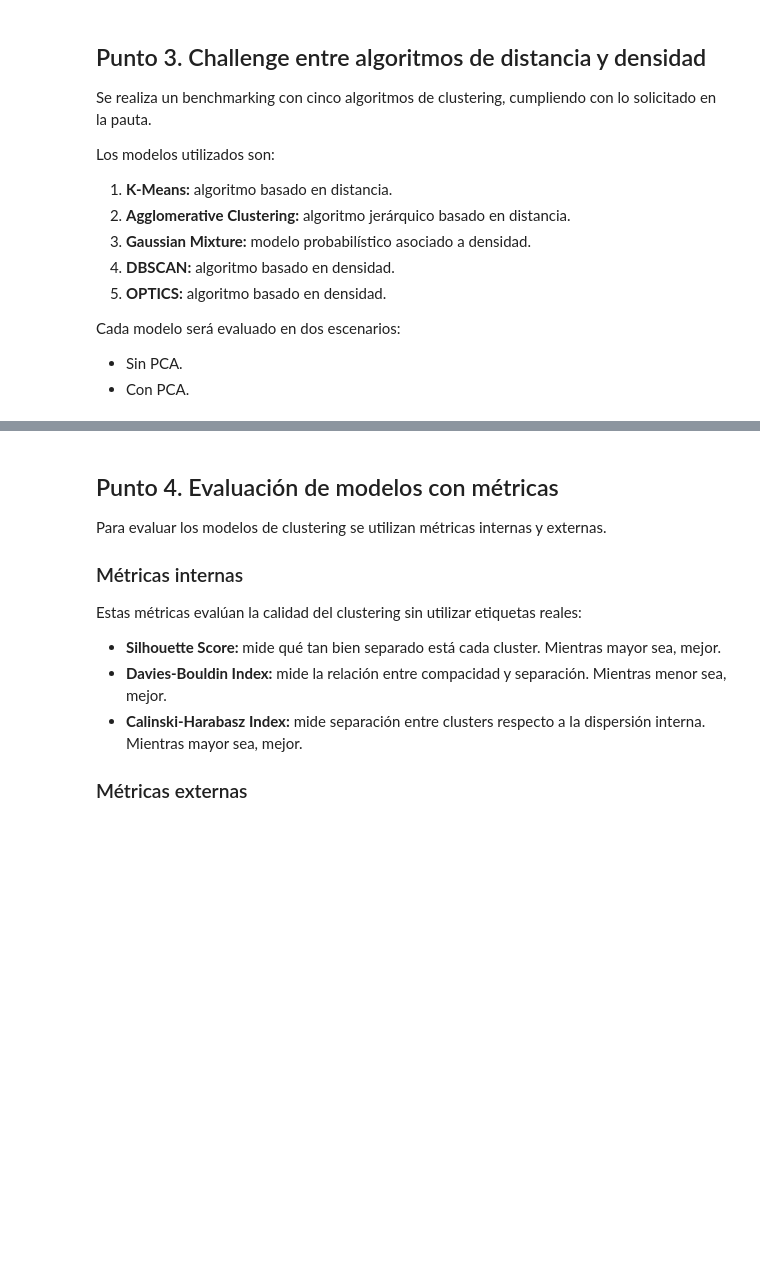
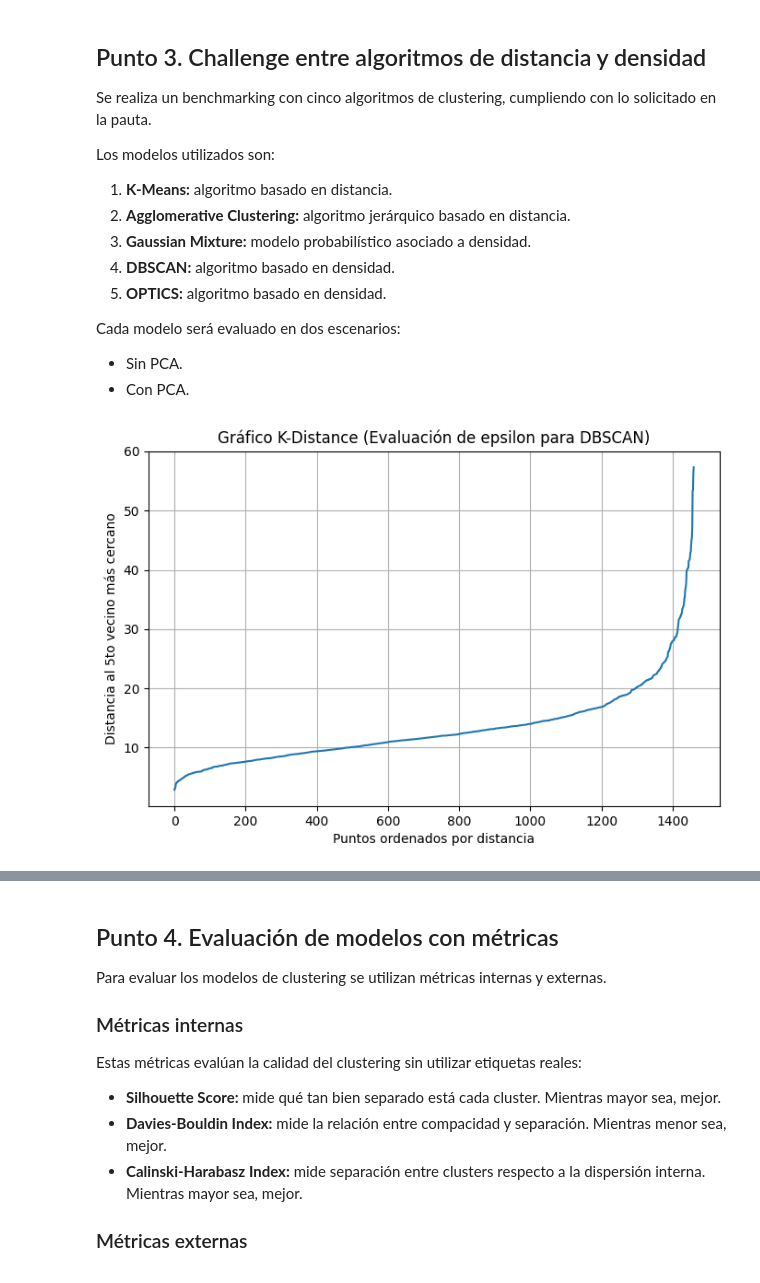
Before and after one commit to diegomunozmo-ops/Trabajo-3-machine-learning, a Jupyter notebook: Trabajo_3_ML.ipynb, the cells around one changed output, grey strips where cells are left out. Cells and saved outputs as stored; diff of their text form; code cells hidden in the pictures; blank space fills up the shorter version.

```diff
--- a/Trabajo_3_ML.ipynb
+++ b/Trabajo_3_ML.ipynb
@@ -313,6 +313,29 @@ def evaluate_clustering(X_data, labels, y_true, model_name, dataset_type):
         "ARI": adjusted_rand_score(y_true, labels),
         "NMI": normalized_mutual_info_score(y_true, labels)
     }
+# %%
+# =========================================================
+# Análisis de K-Distance para determinar el 'eps' de DBSCAN
+# =========================================================
+from sklearn.neighbors import NearestNeighbors
+
+# Usaremos n_neighbors=5 para coincidir con nuestro min_samples=5
+neighbors = NearestNeighbors(n_neighbors=5)
+neighbors_fit = neighbors.fit(X_scaled)
+distances, indices = neighbors_fit.kneighbors(X_scaled)
+
+# Ordenar las distancias (tomamos la distancia al 5to vecino)
+distances = np.sort(distances[:, 4], axis=0)
+
+plt.figure(figsize=(8, 5))
+plt.plot(distances)
+plt.title("Gráfico K-Distance (Evaluación de epsilon para DBSCAN)")
+plt.xlabel("Puntos ordenados por distancia")
+plt.ylabel("Distancia al 5to vecino más cercano")
+plt.grid(True)
+plt.show()
+# %% [output]
+[figure, added]
 # %%
 # ==========================
 # Función para ejecutar benchmarking
```
Also changed, not shown: parts of 6 cells of this notebook.
